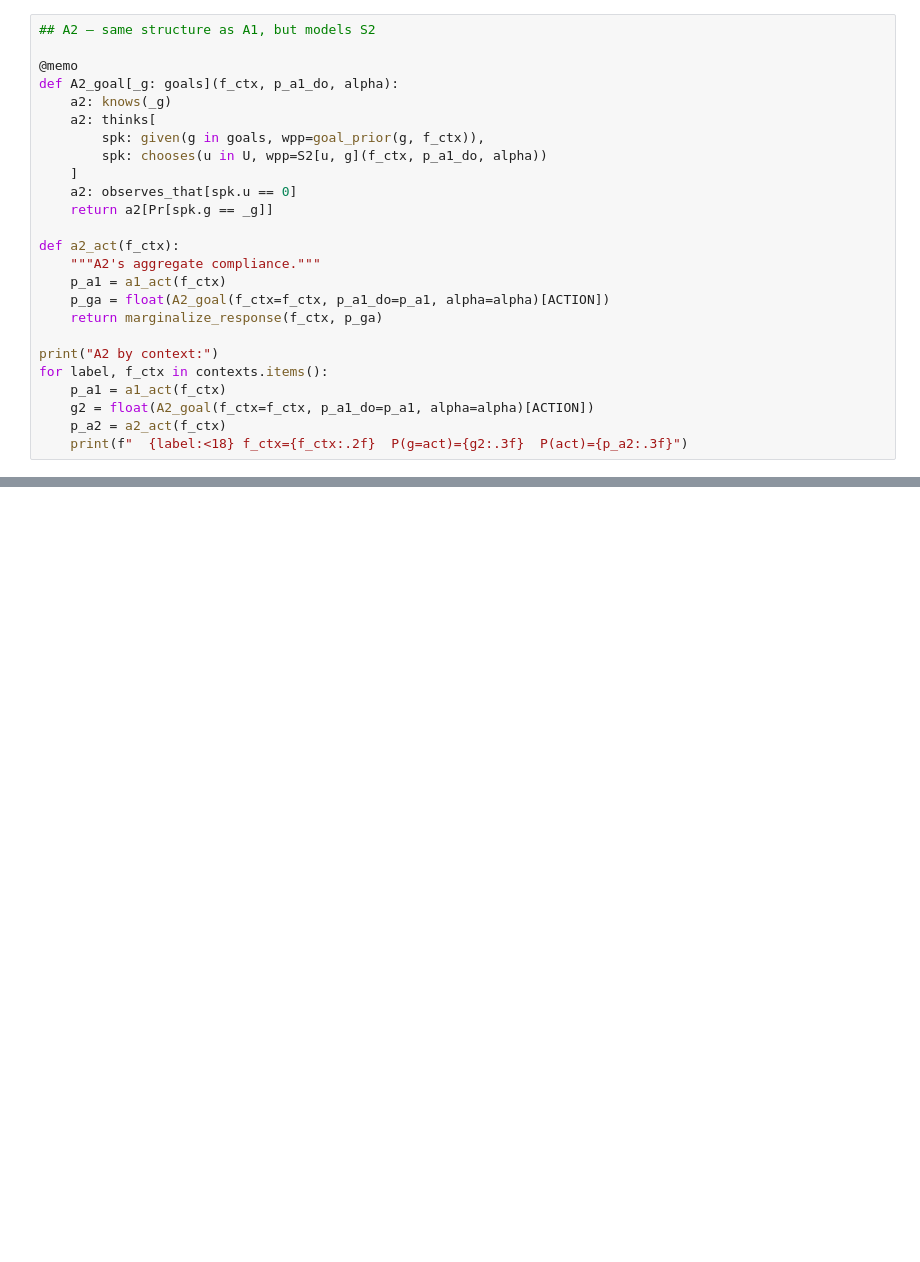
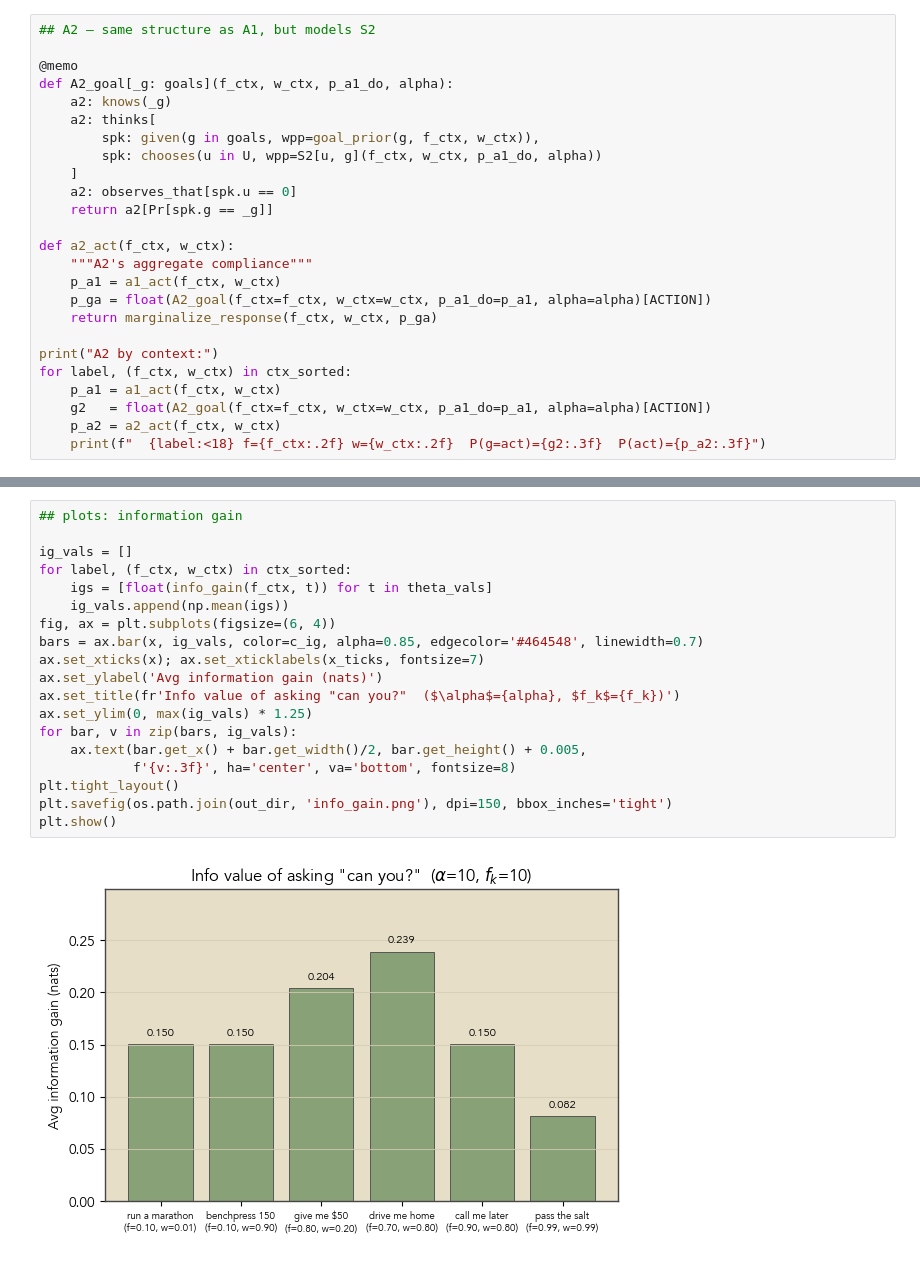
Before and after one commit to SocialInteractionLab/can_you, a Jupyter notebook: model/whyask.ipynb, the cells around one changed output, grey strips where cells are left out. Cells and saved outputs as stored; diff of their text form; blank space fills up the shorter version.

```diff
--- a/model/whyask.ipynb
+++ b/model/whyask.ipynb
@@ -178,24 +218,24 @@ for gi, g in enumerate(goals):
 ## A2 — same structure as A1, but models S2
 
 @memo
-def A2_goal[_g: goals](f_ctx, p_a1_do, alpha):
+def A2_goal[_g: goals](f_ctx, w_ctx, p_a1_do, alpha):
     a2: knows(_g)
     a2: thinks[
-        spk: given(g in goals, wpp=goal_prior(g, f_ctx)),
-        spk: chooses(u in U, wpp=S2[u, g](f_ctx, p_a1_do, alpha))
+        spk: given(g in goals, wpp=goal_prior(g, f_ctx, w_ctx)),
+        spk: chooses(u in U, wpp=S2[u, g](f_ctx, w_ctx, p_a1_do, alpha))
     ]
     a2: observes_that[spk.u == 0]
     return a2[Pr[spk.g == _g]]
 
-def a2_act(f_ctx):
-    """A2's aggregate compliance."""
-    p_a1 = a1_act(f_ctx)
-    p_ga = float(A2_goal(f_ctx=f_ctx, p_a1_do=p_a1, alpha=alpha)[ACTION])
-    return marginalize_response(f_ctx, p_ga)
+def a2_act(f_ctx, w_ctx):
+    """A2's aggregate compliance"""
+    p_a1 = a1_act(f_ctx, w_ctx)
+    p_ga = float(A2_goal(f_ctx=f_ctx, w_ctx=w_ctx, p_a1_do=p_a1, alpha=alpha)[ACTION])
+    return marginalize_response(f_ctx, w_ctx, p_ga)
 
 print("A2 by context:")
-for label, f_ctx in contexts.items():
-    p_a1 = a1_act(f_ctx)
-    g2 = float(A2_goal(f_ctx=f_ctx, p_a1_do=p_a1, alpha=alpha)[ACTION])
-    p_a2 = a2_act(f_ctx)
-    print(f"  {label:<18} f_ctx={f_ctx:.2f}  P(g=act)={g2:.3f}  P(act)={p_a2:.3f}")
+for label, (f_ctx, w_ctx) in ctx_sorted:
+    p_a1 = a1_act(f_ctx, w_ctx)
+    g2   = float(A2_goal(f_ctx=f_ctx, w_ctx=w_ctx, p_a1_do=p_a1, alpha=alpha)[ACTION])
+    p_a2 = a2_act(f_ctx, w_ctx)
+    print(f"  {label:<18} f={f_ctx:.2f} w={w_ctx:.2f}  P(g=act)={g2:.3f}  P(act)={p_a2:.3f}")
@@ -286,0 +308,21 @@ plt.show()
+# %%
+## plots: information gain
+
+ig_vals = []
+for label, (f_ctx, w_ctx) in ctx_sorted:
+    igs = [float(info_gain(f_ctx, t)) for t in theta_vals]
+    ig_vals.append(np.mean(igs))
+fig, ax = plt.subplots(figsize=(6, 4))
+bars = ax.bar(x, ig_vals, color=c_ig, alpha=0.85, edgecolor='#464548', linewidth=0.7)
+ax.set_xticks(x); ax.set_xticklabels(x_ticks, fontsize=7)
+ax.set_ylabel('Avg information gain (nats)')
+ax.set_title(fr'Info value of asking "can you?"  ($\alpha$={alpha}, $f_k$={f_k})')
+ax.set_ylim(0, max(ig_vals) * 1.25)
+for bar, v in zip(bars, ig_vals):
+    ax.text(bar.get_x() + bar.get_width()/2, bar.get_height() + 0.005,
+            f'{v:.3f}', ha='center', va='bottom', fontsize=8)
+plt.tight_layout()
+plt.savefig(os.path.join(out_dir, 'info_gain.png'), dpi=150, bbox_inches='tight')
+plt.show()
+# %% [output]
+[figure, added]
```
Also changed, not shown: parts of 8 cells of this notebook, 7 other files.
